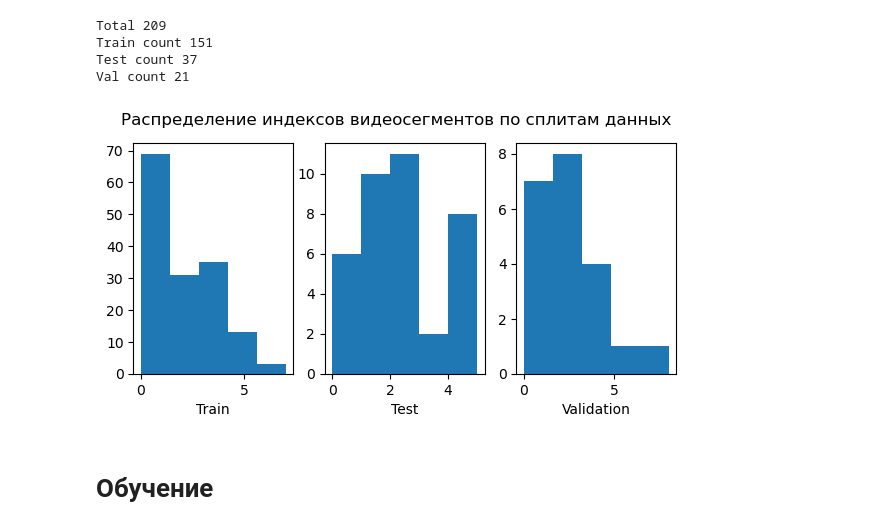
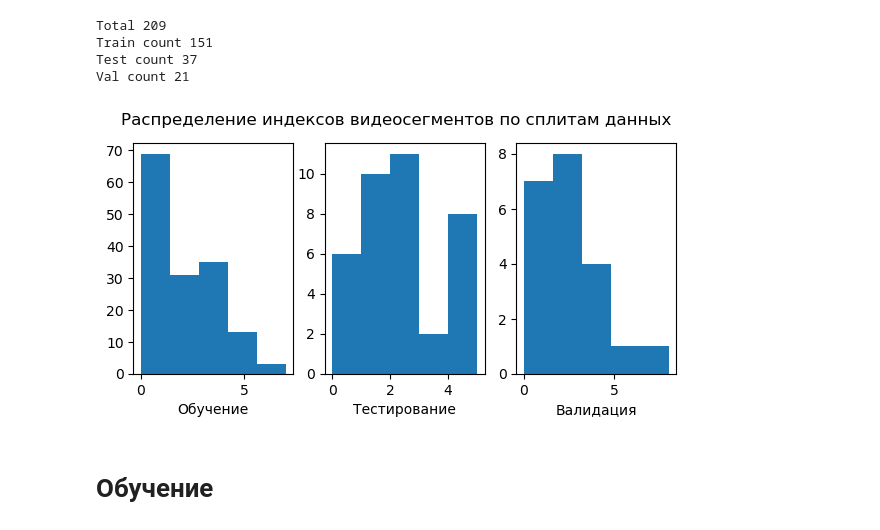
Before and after one commit to gainullinaa/aikido-auto-eval, a Jupyter notebook: exercise_split.ipynb, the cells around one changed output. Drawn from its saved outputs; the diff is of its cells as text; code cells hidden in the pictures.

Commit message:
Graphics for article

```diff
--- a/exercise_split.ipynb
+++ b/exercise_split.ipynb
@@ -96,15 +104,15 @@ for s in split_exercs:
         rval = random.random()
         if rval <= train_frac:
             train_xs.append(student_frames)
-            train_tags.append(split_borders[i])
+            train_tags.append(split_borders[s][i])
             train_ids.append((s, i))
         elif rval <= (train_frac + test_frac):
             test_xs.append(student_frames)
-            test_tags.append(split_borders[i])
+            test_tags.append(split_borders[s][i])
             test_ids.append((s, i))
         else:
             val_xs.append(student_frames)
-            val_tags.append(split_borders[i])
+            val_tags.append(split_borders[s][i])
             val_ids.append((s, i))
 
 total_data_count = len(train_xs) + len(test_xs) + len(val_xs)
@@ -121,21 +129,21 @@ Val count 21
 # %%
 train_segment_idx = [f[-1] for f in train_ids]
 test_segment_idx = [f[-1] for f in test_ids]
 val_segment_idx = [f[-1] for f in val_ids]
 
 train_hist_data = np.histogram(train_segment_idx, 5)
 test_hist_data = np.histogram(test_segment_idx, 5)
 val_segment_idx = np.histogram(val_segment_idx, 5)
 
 fig, axs = plt.subplots(1, 3, figsize=(7, 3))
 axs[0].stairs(train_hist_data[0], train_hist_data[1], fill=True)
-axs[0].set_xlabel("Train")
+axs[0].set_xlabel("Обучение")
 axs[1].stairs(test_hist_data[0], test_hist_data[1], fill=True)
-axs[1].set_xlabel("Test")
+axs[1].set_xlabel("Тестирование")
 axs[2].stairs(val_segment_idx[0], val_segment_idx[1], fill=True)
-axs[2].set_xlabel("Validation")
+axs[2].set_xlabel("Валидация")
 fig.suptitle('Распределение индексов видеосегментов по сплитам данных')
 plt.show()
 # %% [output]
-[figure, old version]
+[figure, new version]
 # %%
```
Also changed, not shown: parts of 10 cells of this notebook, 3 other files.
